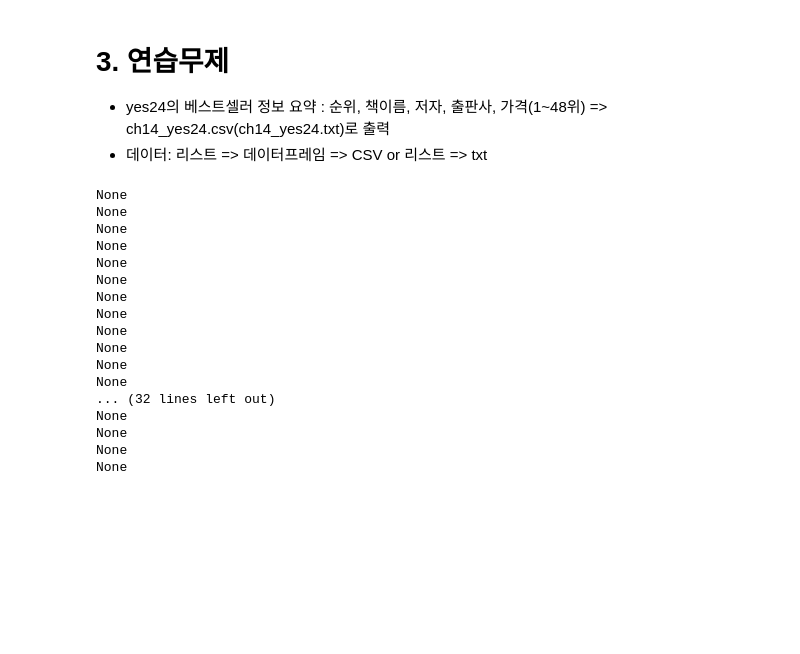
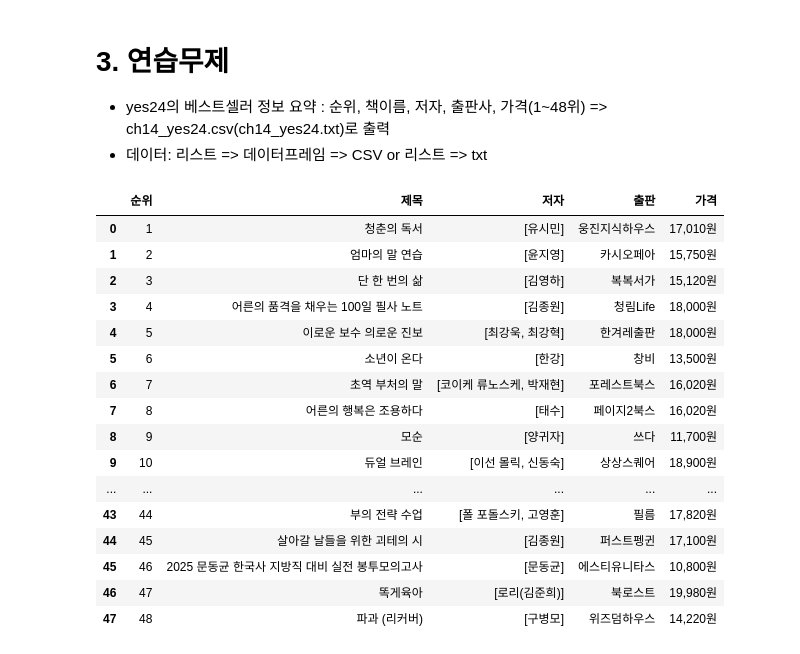
Before and after one commit to ksmindpks/ai_x, a Jupyter notebook: source/01_python/ch14_웹데이터수집1_정적_공공api.ipynb, the cells around one changed output. Drawn from its saved outputs; the diff is of its cells as text; code cells hidden in the pictures; blank space fills up the shorter version.

```diff
--- a/source/01_python/ch14_웹데이터수집1_정적_공공api.ipynb
+++ b/source/01_python/ch14_웹데이터수집1_정적_공공api.ipynb
@@ -1159,52 +1180,48 @@ from bs4 import BeautifulSoup
 import pandas as pd
 # %%
 pages = 2
-best_seller = []
+items_list = []
 for pageNumber in range(1, (pages+1)):
     url = f'https://www.yes24.com/product/category/bestseller?categoryNumber=001&pageNumber={pageNumber}'
     response = requests.get(url)
     soup = BeautifulSoup(response.text, 'html.parser')
+    items = soup.find_all(class_='itemUnit')
 
-    items = soup.find_all(class_='itemUnit')
-    items_list = []
-    for item in items:
-        print(item.find('div > em'))
-#         rank = item.find('div > em').text
-#         title = item.find('div > a').text
-#         authors = item.find('div > span')
-#         authors_list = []
-#         for author in authors:
-#             author_text = author.find('span > a').text
-#             authors_list.append(author_text)
-#         publisher = item.find('span > a').text
-#         price = item.find('strong > em').text
+    for idx, item in enumerate(items):
+        rank = item.select_one('div > em').text
+        title = item.select_one('div.info_row.info_name > a.gd_name').text
+        authors = item.select('span.authPub.info_auth > a')
+        author_list = []
+        for author in authors:
+            author_list.append(author.text)
+        publisher = item.select_one('span.authPub.info_pub > a').text
+        price = item.select_one('div.info_row.info_price > strong').text
+        items_list.append({
+            '순위': rank,
+            '제목': title,
+            '저자': author_list,
+            '출판': publisher,
+            '가격': price
+        })
 
-#         items_list.append({
-#             '순위': rank,
-#             '제목': title,
-#             '저자': authors_list,
-#             '출판': publisher,
-#             '가격': price,
-#         })
-    best_seller.append(items_list)
-
-best_seller = pd.DataFrame(items_list, columns=['rank', 'title', 'writers', 'publisher', 'price'])
-df.to_csv('data/ch14_yes24_top48.csv', index=False)
+bs_df = pd.DataFrame(items_list)
+bs_df.to_csv('data/ch14_yes24_top48.csv', index=False, encoding='cp949')
+bs_df
 # %% [output]
-None
-None
-None
-None
-None
-None
-None
-None
-None
-None
-None
-None
-... (32 lines left out)
-None
-None
-None
-None
+|  | 순위 | 제목 | 저자 | 출판 | 가격 |
+| 0 | 1 | 청춘의 독서 | [유시민] | 웅진지식하우스 | 17,010원 |
+| 1 | 2 | 엄마의 말 연습 | [윤지영] | 카시오페아 | 15,750원 |
+| 2 | 3 | 단 한 번의 삶 | [김영하] | 복복서가 | 15,120원 |
+| 3 | 4 | 어른의 품격을 채우는 100일 필사 노트 | [김종원] | 청림Life | 18,000원 |
+| 4 | 5 | 이로운 보수 의로운 진보 | [최강욱, 최강혁] | 한겨레출판 | 18,000원 |
+| 5 | 6 | 소년이 온다 | [한강] | 창비 | 13,500원 |
+| 6 | 7 | 초역 부처의 말 | [코이케 류노스케, 박재현] | 포레스트북스 | 16,020원 |
+| 7 | 8 | 어른의 행복은 조용하다 | [태수] | 페이지2북스 | 16,020원 |
+| 8 | 9 | 모순 | [양귀자] | 쓰다 | 11,700원 |
+| 9 | 10 | 듀얼 브레인 | [이선 몰릭, 신동숙] | 상상스퀘어 | 18,900원 |
+| ... | ... | ... | ... | ... | ... |
+| 43 | 44 | 부의 전략 수업 | [폴 포돌스키, 고영훈] | 필름 | 17,820원 |
+| 44 | 45 | 살아갈 날들을 위한 괴테의 시 | [김종원] | 퍼스트펭귄 | 17,100원 |
+| 45 | 46 | 2025 문동균 한국사 지방직 대비 실전 봉투모의고사 | [문동균] | 에스티유니타스 | 10,800원 |
+| 46 | 47 | 똑게육아 | [로리(김준희)] | 북로스트 | 19,980원 |
+| 47 | 48 | 파과 (리커버) | [구병모] | 위즈덤하우스 | 14,220원 |
```
Also changed, not shown: parts of 4 cells of this notebook, 3 other files.
